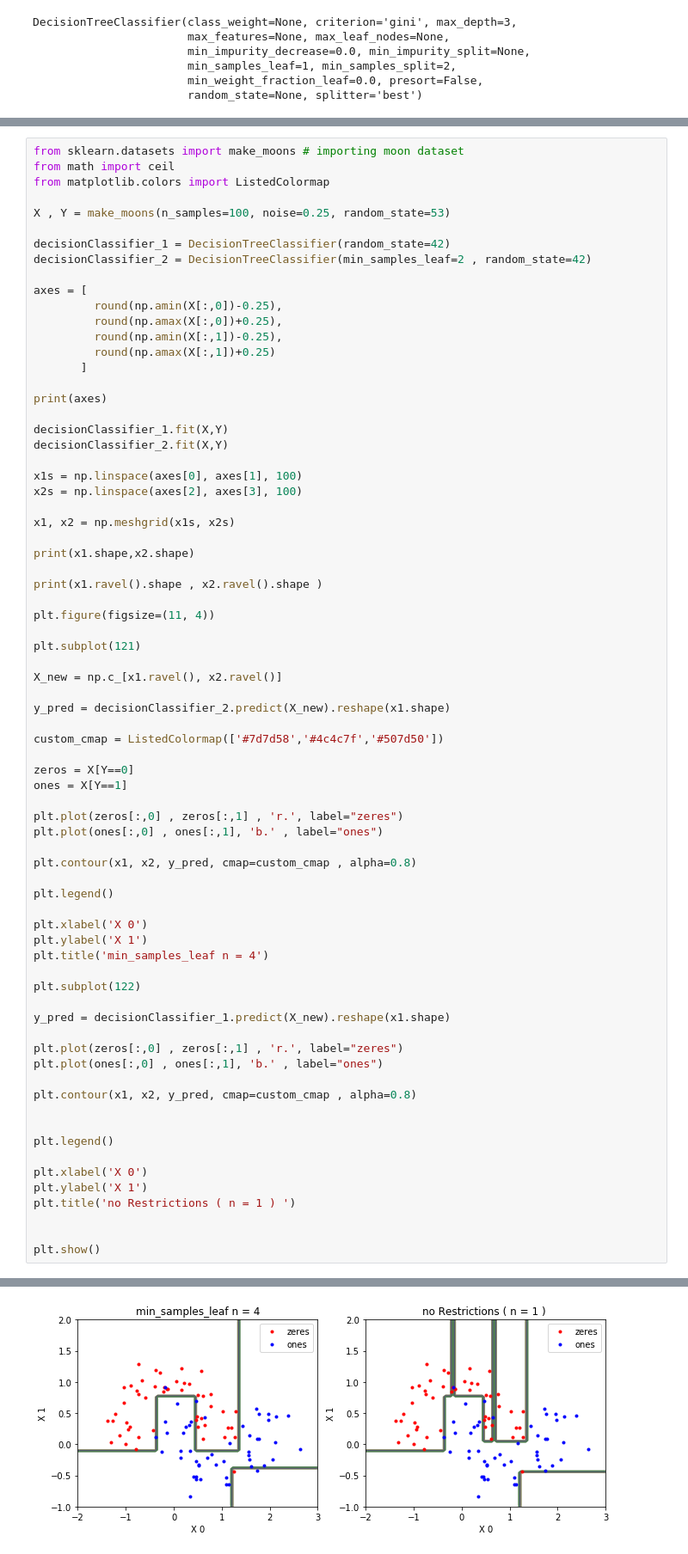
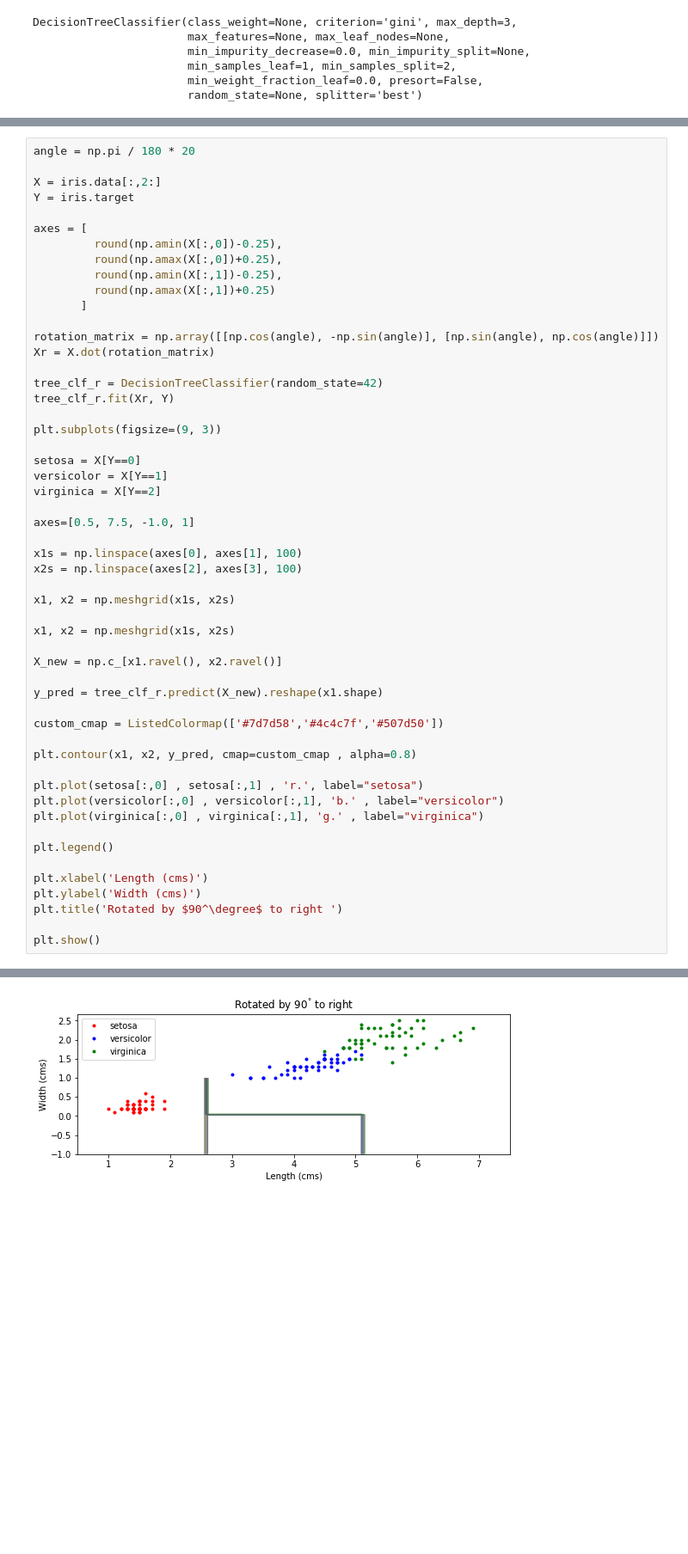
Before and after one commit to guruprasaad123/ml_for_life, a Jupyter notebook: from_scratch/decision_trees/dt.ipynb, the cells around one changed output, grey strips where cells are left out. Shown at 86% size. Cells and saved outputs as stored; diff of their text form; blank space fills up the shorter version.

Commit message:
decision trees

```diff
--- a/from_scratch/decision_trees/dt.ipynb
+++ b/from_scratch/decision_trees/dt.ipynb
@@ -176,12 +254,8 @@ If float, then min_samples_leaf is a fraction and ceil(min_samples_leaf * n_samp
 # %%
-from sklearn.datasets import make_moons # importing moon dataset
-from math import ceil
-from matplotlib.colors import ListedColormap
+angle = np.pi / 180 * 20
 
-X , Y = make_moons(n_samples=100, noise=0.25, random_state=53)
-
-decisionClassifier_1 = DecisionTreeClassifier(random_state=42)
-decisionClassifier_2 = DecisionTreeClassifier(min_samples_leaf=2 , random_state=42)
+X = iris.data[:,2:]
+Y = iris.target
 
 axes = [
          round(np.amin(X[:,0])-0.25),
@@ -190,60 +264,44 @@ axes = [
          round(np.amax(X[:,1])+0.25)
        ]
 
-print(axes)
+rotation_matrix = np.array([[np.cos(angle), -np.sin(angle)], [np.sin(angle), np.cos(angle)]])
+Xr = X.dot(rotation_matrix)
 
-decisionClassifier_1.fit(X,Y)
-decisionClassifier_2.fit(X,Y)
+tree_clf_r = DecisionTreeClassifier(random_state=42)
+tree_clf_r.fit(Xr, Y)
+
+plt.subplots(figsize=(9, 3))
+
+setosa = X[Y==0]
+versicolor = X[Y==1]
+virginica = X[Y==2]
+
+axes=[0.5, 7.5, -1.0, 1]
 
 x1s = np.linspace(axes[0], axes[1], 100)
 x2s = np.linspace(axes[2], axes[3], 100)
 
 x1, x2 = np.meshgrid(x1s, x2s)
 
-print(x1.shape,x2.shape)
-
-print(x1.ravel().shape , x2.ravel().shape )
-
-plt.figure(figsize=(11, 4))
-
-plt.subplot(121)
+x1, x2 = np.meshgrid(x1s, x2s)
 
 X_new = np.c_[x1.ravel(), x2.ravel()]
 
-y_pred = decisionClassifier_2.predict(X_new).reshape(x1.shape)
+y_pred = tree_clf_r.predict(X_new).reshape(x1.shape)
 
 custom_cmap = ListedColormap(['#7d7d58','#4c4c7f','#507d50'])
 
-zeros = X[Y==0]
-ones = X[Y==1]
+plt.contour(x1, x2, y_pred, cmap=custom_cmap , alpha=0.8)
 
-plt.plot(zeros[:,0] , zeros[:,1] , 'r.', label="zeres")
-plt.plot(ones[:,0] , ones[:,1], 'b.' , label="ones")
-
-plt.contour(x1, x2, y_pred, cmap=custom_cmap , alpha=0.8)
+plt.plot(setosa[:,0] , setosa[:,1] , 'r.', label="setosa")
+plt.plot(versicolor[:,0] , versicolor[:,1], 'b.' , label="versicolor")
+plt.plot(virginica[:,0] , virginica[:,1], 'g.' , label="virginica")
 
 plt.legend()
 
-plt.xlabel('X 0')
-plt.ylabel('X 1')
-plt.title('min_samples_leaf n = 4')
-
-plt.subplot(122)
-
-y_pred = decisionClassifier_1.predict(X_new).reshape(x1.shape)
-
-plt.plot(zeros[:,0] , zeros[:,1] , 'r.', label="zeres")
-plt.plot(ones[:,0] , ones[:,1], 'b.' , label="ones")
-
-plt.contour(x1, x2, y_pred, cmap=custom_cmap , alpha=0.8)
-
-
-plt.legend()
-
-plt.xlabel('X 0')
-plt.ylabel('X 1')
-plt.title('no Restrictions ( n = 1 ) ')
-
+plt.xlabel('Length (cms)')
+plt.ylabel('Width (cms)')
+plt.title('Rotated by $90^\degree$ to right ')
 
 plt.show()
 # %% [output]
@@ -253 +308 @@ plt.show()
-[figure, old version]
+[figure, new version]
```
Also changed, not shown: parts of 11 cells of this notebook.
